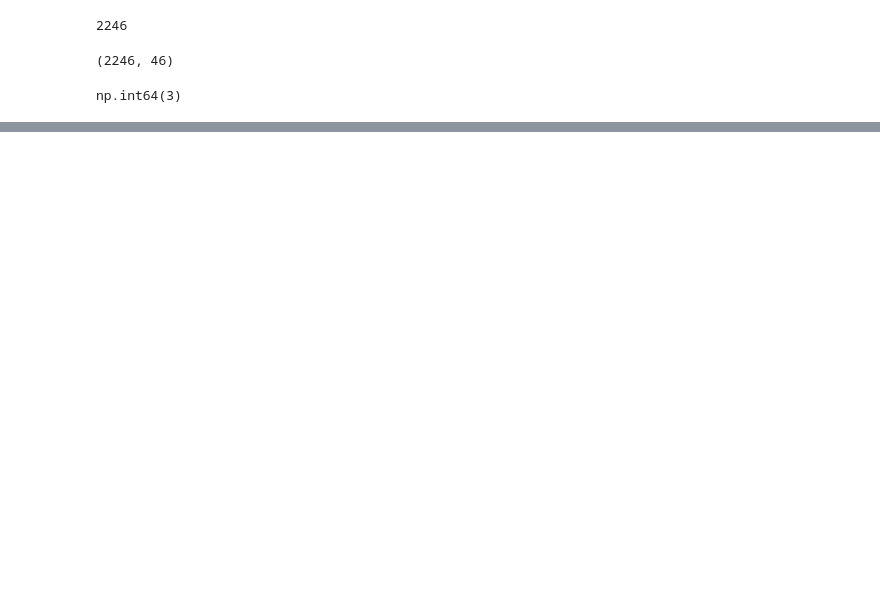
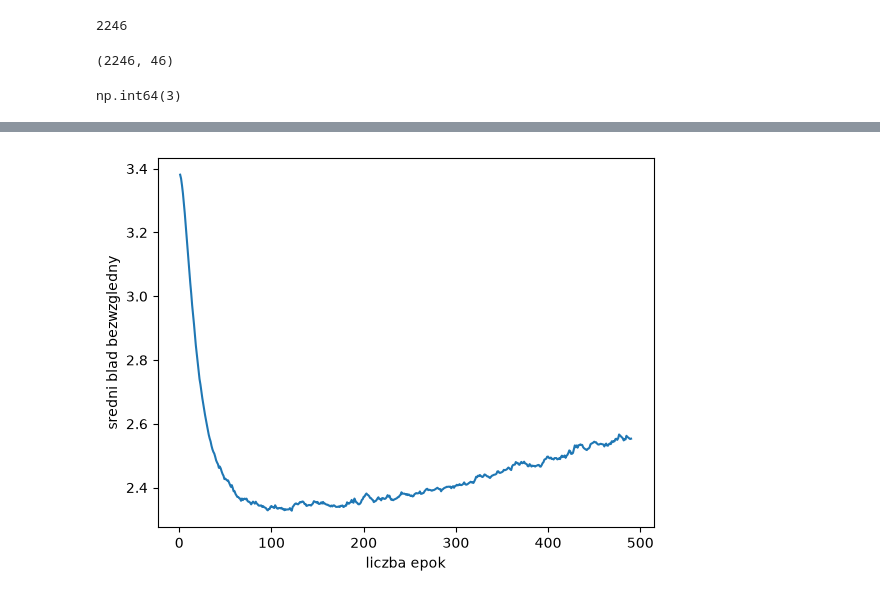
Before and after one commit to michallitwin/python-learning, a Jupyter notebook: python_dl/first_project_dl.ipynb, the cells around one changed output, grey strips where cells are left out. Saved outputs shown, nothing was run; the diff lists cells and outputs as text; code cells hidden in the pictures; blank space fills up the shorter version.

```diff
--- a/python_dl/first_project_dl.ipynb
+++ b/python_dl/first_project_dl.ipynb
@@ -489,0 +628,24 @@ results_3
+# %%
+k = 4
+num_val_samples = len(train_data_3) // k
+num_epochs = 100
+all_scores = []
+for i in range(k):
+    print('processing fold #', i)
+    val_data = scaled_train_data[i * num_val_samples: (i + 1) * num_val_samples]
+    val_targets = train_targets_3[i * num_val_samples: (i + 1) * num_val_samples]
+
+    partial_train_data = np.concatenate(
+    [scaled_train_data[:i * num_val_samples],
+    scaled_train_data[(i + 1) * num_val_samples:]], axis=0)
+
+    partial_train_targets = np.concatenate(
+    [train_targets_3[:i * num_val_samples],
+    train_targets_3[(i + 1) * num_val_samples:]], axis=0)
+
+    model_6 = build_model()
+    model_6.fit(partial_train_data, partial_train_targets, epochs = num_epochs, batch_size = 1, verbose = 0)
+    val_mse, val_mae = model_6.evaluate(val_data, val_targets, verbose=0)
+    all_scores.append(val_mae)
+
+all_scores
@@ -489,0 +724,19 @@ results_3
+# %%
+def smooth_curve(points, factor =0.9):
+    smoothed_points = []
+    for point in points:
+        if smoothed_points:
+            previous = smoothed_points[-1]
+            smoothed_points.append(previous * factor + point * (1 - factor))
+        else:
+            smoothed_points.append(point)
+    return smoothed_points
+# %%
+smooth_mae_history = smooth_curve(avg_mae_history[10:])
+
+plt.plot(range(1, len(smooth_mae_history) + 1), smooth_mae_history)
+plt.xlabel('liczba epok')
+plt.ylabel('sredni blad bezwzgledny')
+plt.show()
+# %% [output]
+[figure, added]
```
Also changed, not shown: parts of 55 cells of this notebook.
